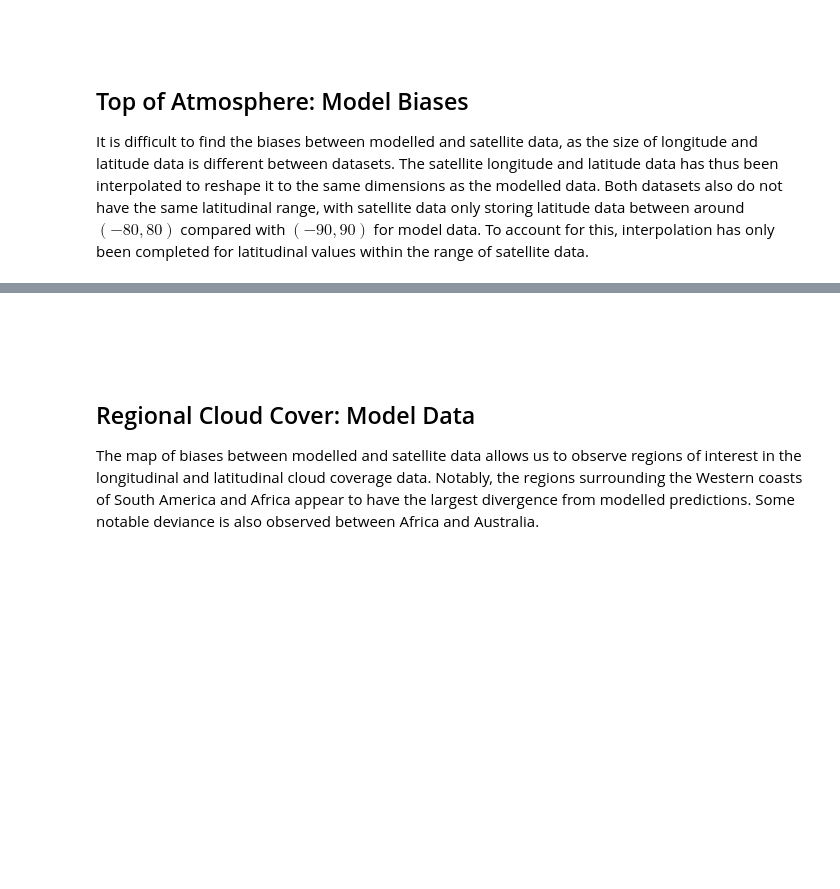
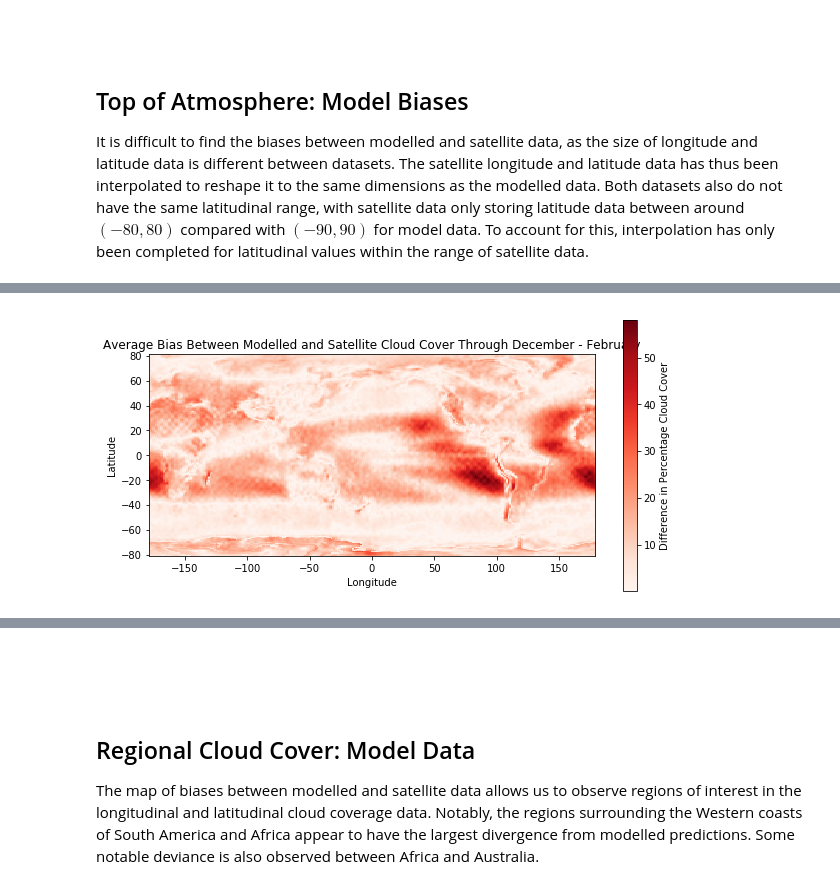
Before and after one commit to maddiebeagley/Climate-Modelling-Lab, a Jupyter notebook: 390Lab.ipynb, the cells around one changed output, grey strips where cells are left out. Cells and saved outputs as stored; diff of their text form; code cells hidden in the pictures; blank space fills up the shorter version.

```diff
--- a/390Lab.ipynb
+++ b/390Lab.ipynb
@@ -399,0 +391,13 @@ cannot be safely cast to variable data type
+# %%
+# Extract the minimised range of latitudinal data from all modelled data
+sat_sized_model_cloud_coverage = avg_cloud_cover_summer[min_model_lat:max_model_lat, :]
+
+# Compute biases
+bias = np.absolute(interpolated_sat_cloud_coverage - sat_sized_model_cloud_coverage)
+
+title = "Average Bias Between Modelled and Satellite Cloud Cover Through December - February"
+color_bar_label = "Difference in Percentage Cloud Cover"
+
+generate_TOA_plot(bias, title, sat_lon_min, sat_lon_max, sat_lat_min, sat_lat_max, color_bar_label).set_cmap("Reds")
+# %% [output]
+[figure, added]
```
Also changed, not shown: parts of 7 cells of this notebook.
